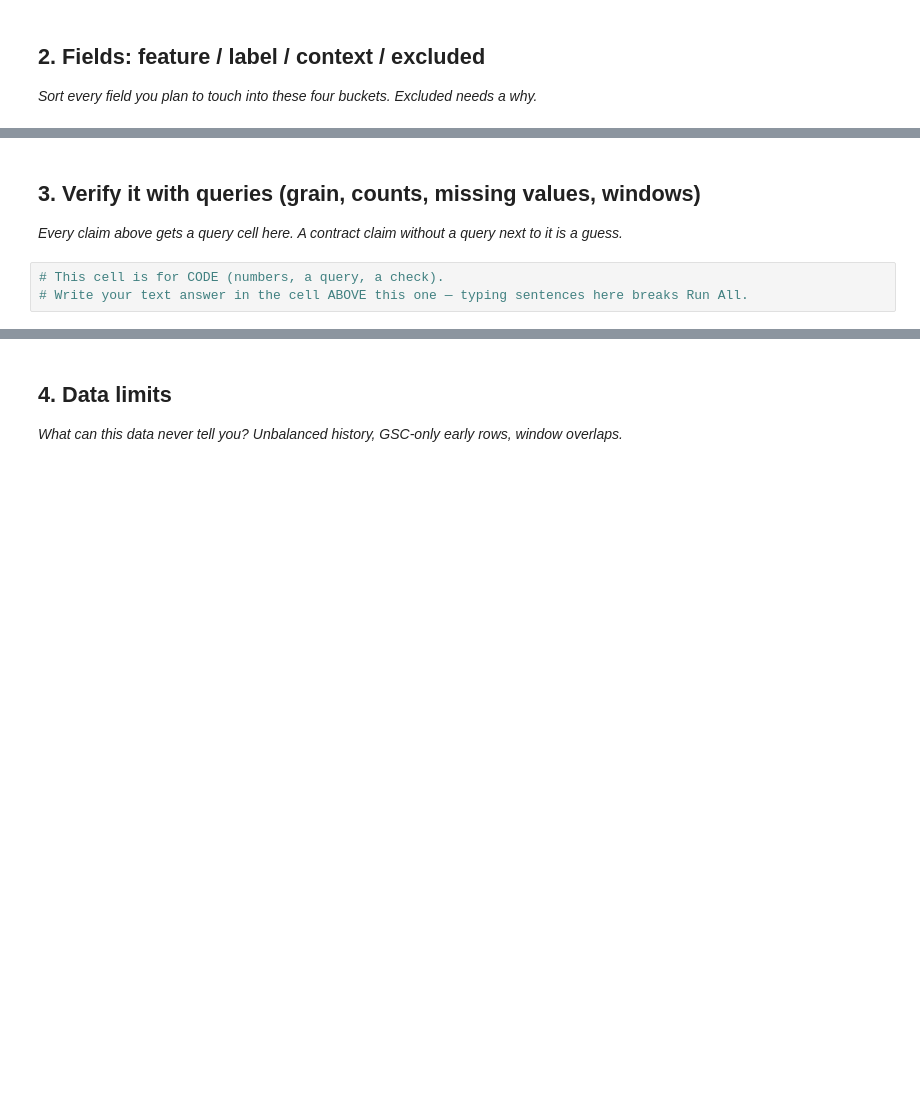
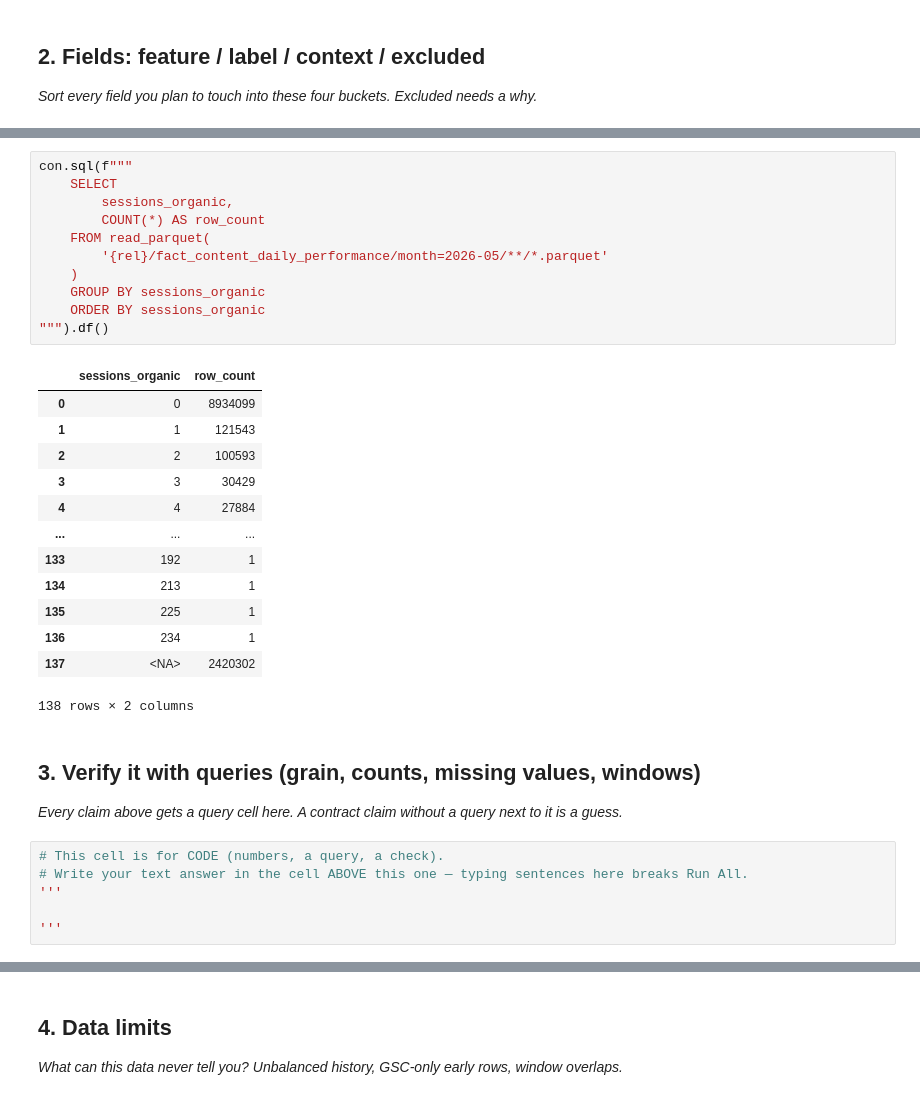
Before and after one commit to hydroz3/flyrank-ml-intern, a Jupyter notebook: work/notebooks/w03_data_contract.ipynb, the cells around one changed output, grey strips where cells are left out. Saved outputs shown, nothing was run; the diff lists cells and outputs as text; blank space fills up the shorter version.

```diff
--- a/work/notebooks/w03_data_contract.ipynb
+++ b/work/notebooks/w03_data_contract.ipynb
@@ -183,3 +374,28 @@ HTTPException: HTTP Error: HTTP GET error on 'https://huggingface.co/datasets/Fl
+# %%
+con.sql(f"""
+    SELECT
+        sessions_organic,
+        COUNT(*) AS row_count
+    FROM read_parquet(
+        '{rel}/fact_content_daily_performance/month=2026-05/**/*.parquet'
+    )
+    GROUP BY sessions_organic
+    ORDER BY sessions_organic
+""").df()
+# %% [output]
+|  | sessions_organic | row_count |
+| 0 | 0 | 8934099 |
+| 1 | 1 | 121543 |
+| 2 | 2 | 100593 |
+| 3 | 3 | 30429 |
+| 4 | 4 | 27884 |
+| ... | ... | ... |
+| 133 | 192 | 1 |
+| 134 | 213 | 1 |
+| 135 | 225 | 1 |
+| 136 | 234 | 1 |
+| 137 | <NA> | 2420302 |
+138 rows × 2 columns
 # %% [markdown]
 ## 3. Verify it with queries (grain, counts, missing values, windows)
 
@@ -187,3 +403,6 @@ HTTPException: HTTP Error: HTTP GET error on 'https://huggingface.co/datasets/Fl
 # %%
 # This cell is for CODE (numbers, a query, a check).
 # Write your text answer in the cell ABOVE this one — typing sentences here breaks Run All.
+'''
+
+'''
```
Also changed, not shown: parts of 22 cells of this notebook.
